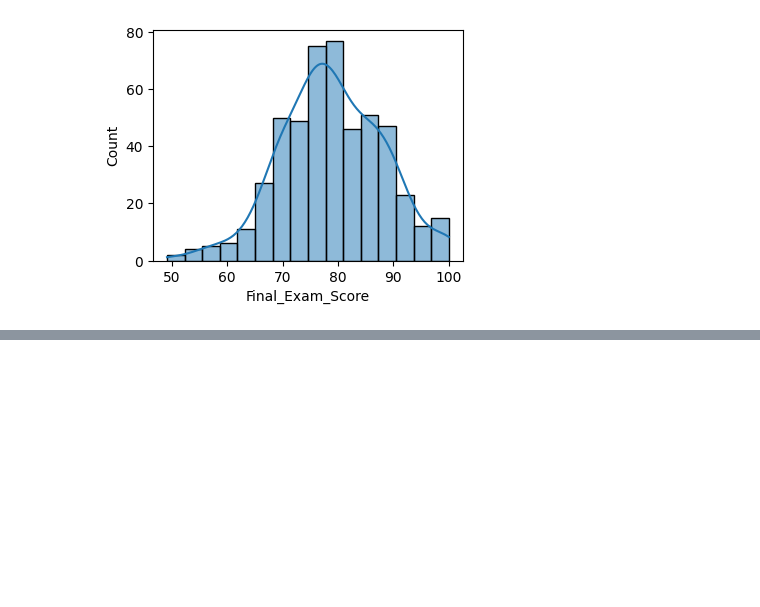
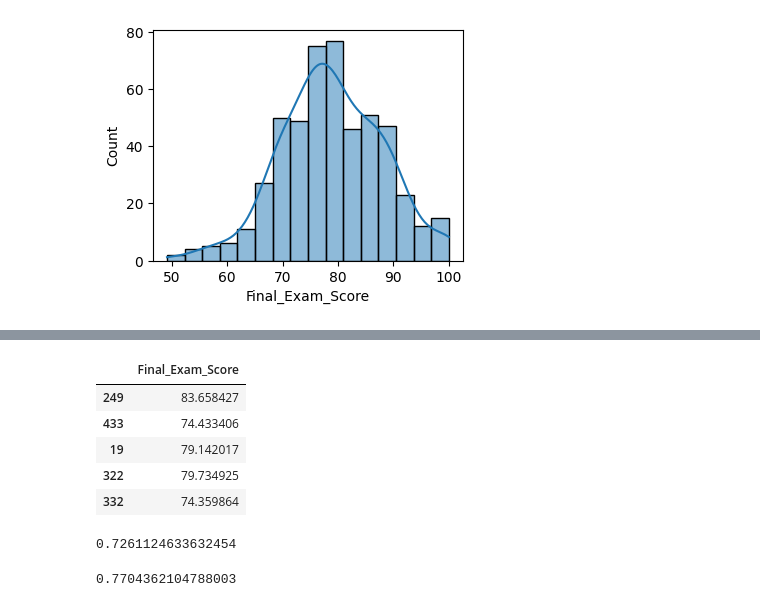
Before and after one commit to Md-Maruf-1727/Machine-Learning-Algorithms, a Jupyter notebook: Gradient Descent/Practices/practice_1.ipynb, the cells around one changed output, grey strips where cells are left out. Cells and saved outputs as stored; diff of their text form; code cells hidden in the pictures; blank space fills up the shorter version.

```diff
--- a/Gradient Descent/Practices/practice_1.ipynb
+++ b/Gradient Descent/Practices/practice_1.ipynb
@@ -172,0 +205,9 @@ df = df_clean.copy()
+# %%
+ytrain.head()
+# %% [output]
+|  | Final_Exam_Score |
+| 249 | 83.658427 |
+| 433 | 74.433406 |
+| 19 | 79.142017 |
+| 322 | 79.734925 |
+| 332 | 74.359864 |
@@ -172,0 +219,8 @@ df = df_clean.copy()
+# %%
+lin_model.score(xtrain, ytrain)
+# %% [output]
+0.7261124633632454
+# %%
+lin_model.score(xtest, ytest)
+# %% [output]
+0.7704362104788003
```
Also changed, not shown: parts of 12 cells of this notebook.
